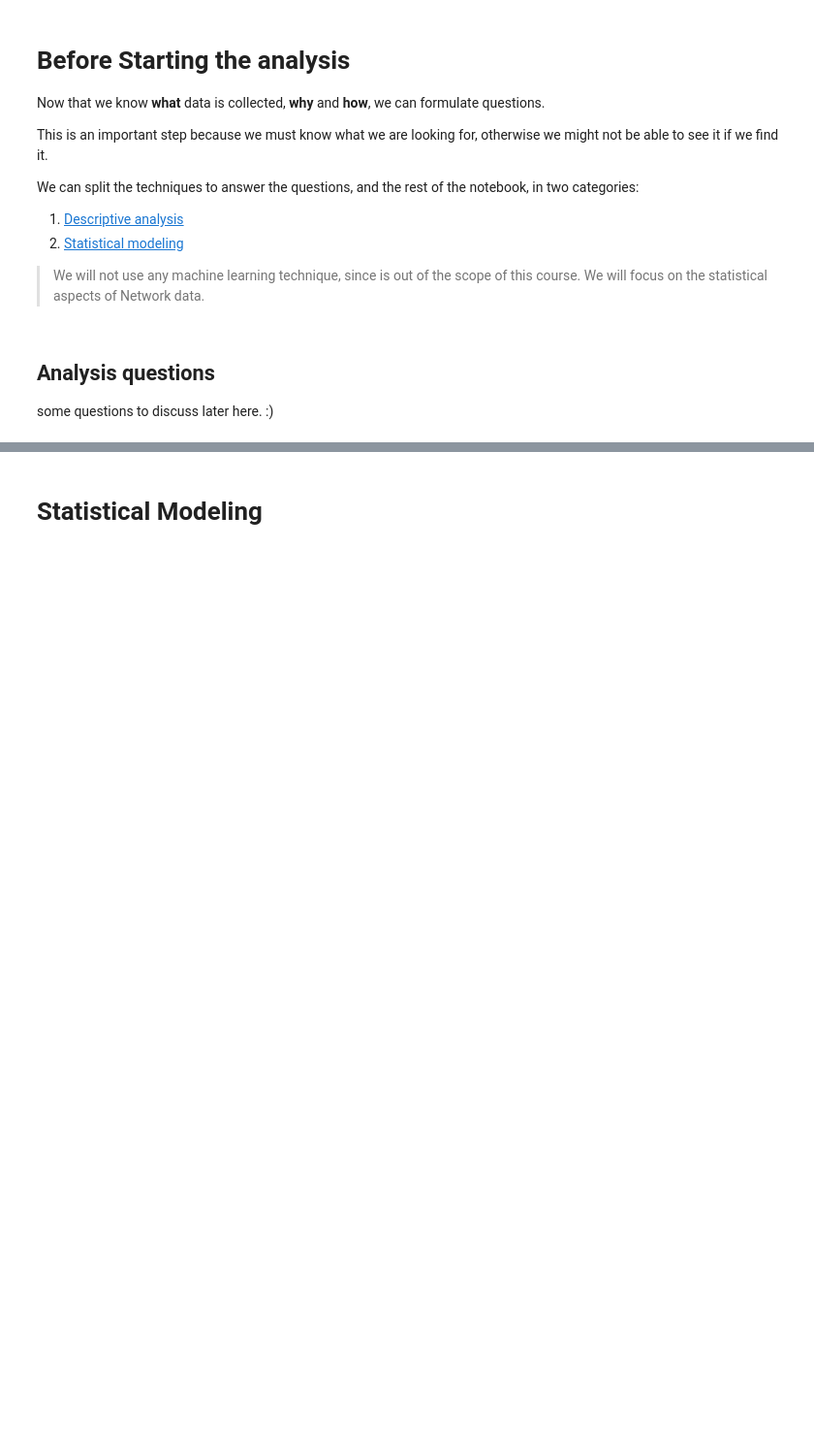
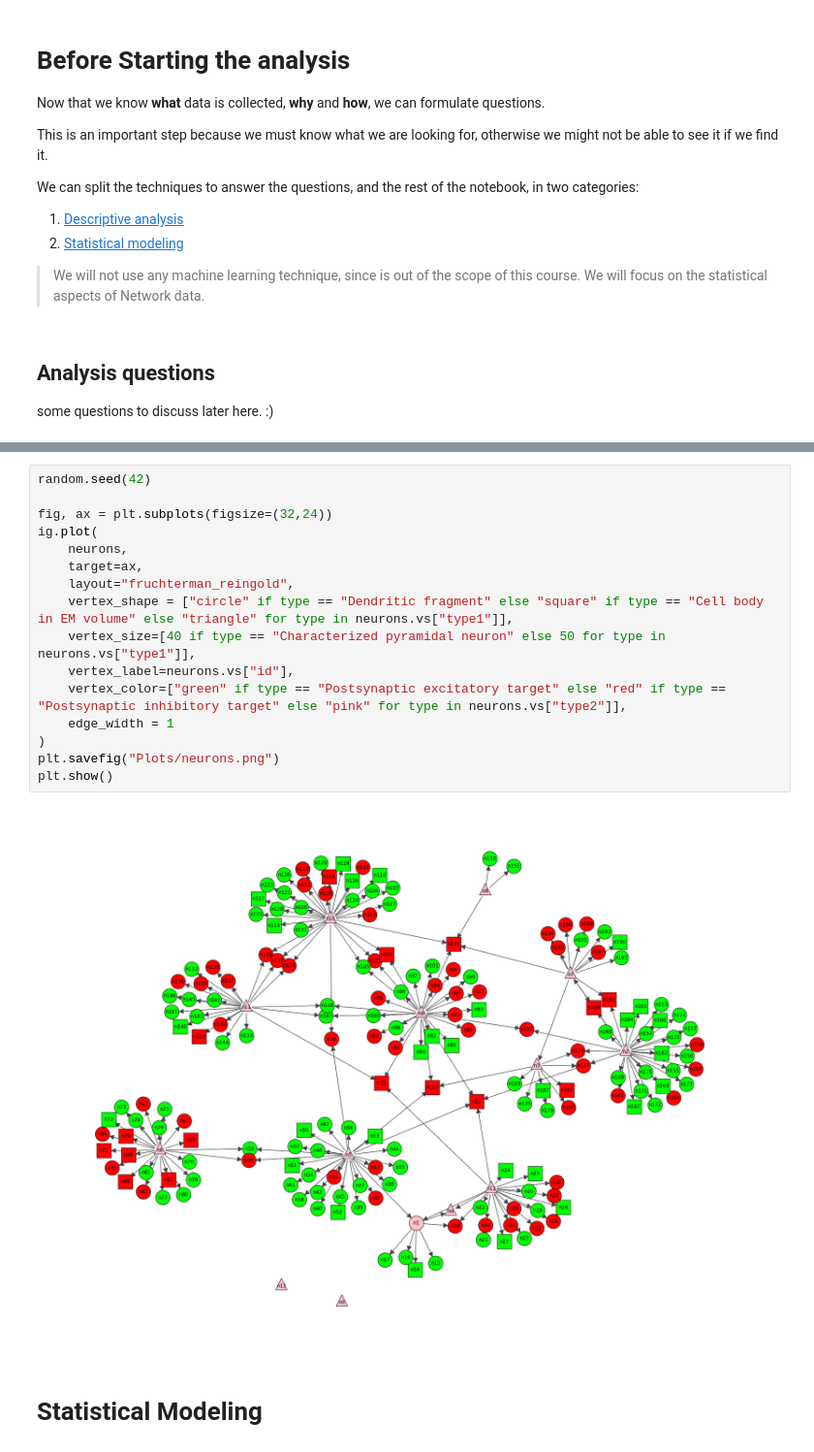
Before and after one commit to cMancio00/sand-2024, a Jupyter notebook: Cortical.ipynb, the cells around one changed output, grey strips where cells are left out. Shown at 97% size. Cells and saved outputs as stored; diff of their text form; blank space fills up the shorter version.

```diff
--- a/Cortical.ipynb
+++ b/Cortical.ipynb
@@ -139,2 +122,20 @@ IT=inhibitory targets, CBEV=cell body in EM volume,
+# %%
+random.seed(42)
+
+fig, ax = plt.subplots(figsize=(32,24))
+ig.plot(
+    neurons,
+    target=ax,
+    layout="fruchterman_reingold",
+    vertex_shape = ["circle" if type == "Dendritic fragment" else "square" if type == "Cell body in EM volume" else "triangle" for type in neurons.vs["type1"]],
+    vertex_size=[40 if type == "Characterized pyramidal neuron" else 50 for type in neurons.vs["type1"]],
+    vertex_label=neurons.vs["id"],
+    vertex_color=["green" if type == "Postsynaptic excitatory target" else "red" if type == "Postsynaptic inhibitory target" else "pink" for type in neurons.vs["type2"]],
+    edge_width = 1
+)
+plt.savefig("Plots/neurons.png")
+plt.show()
+# %% [output]
+[figure, added]
 # %% [markdown]
 # Statistical Modeling
```
Also changed, not shown: parts of 13 cells of this notebook, 1 other file.
